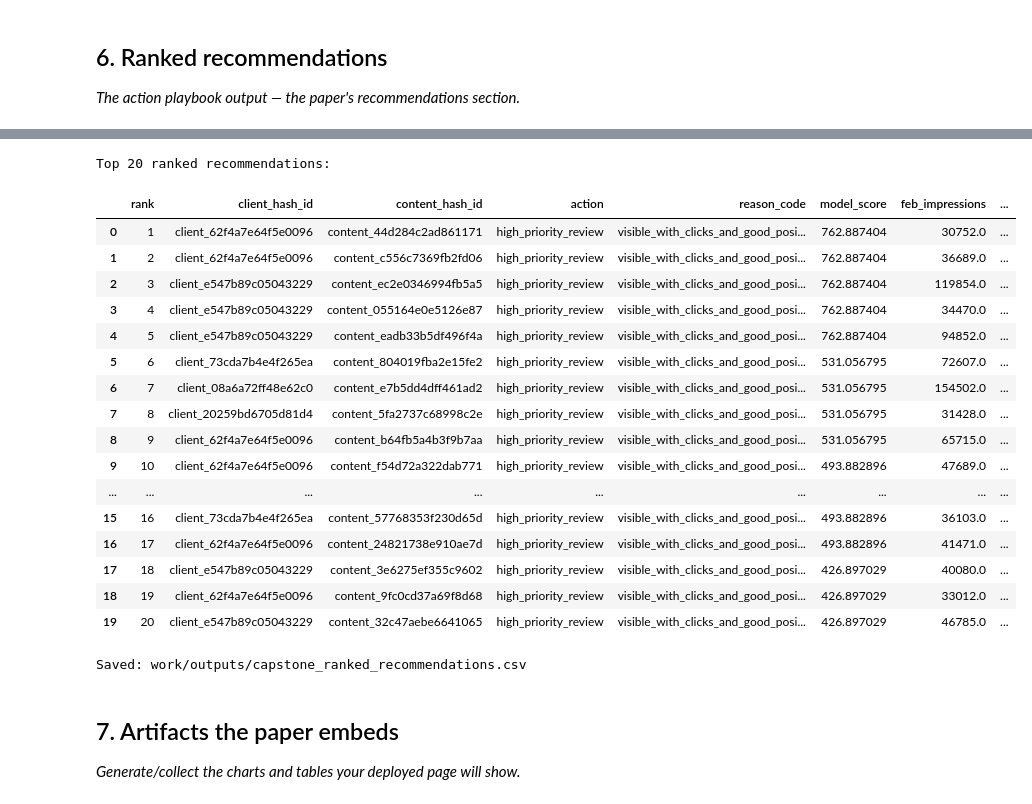
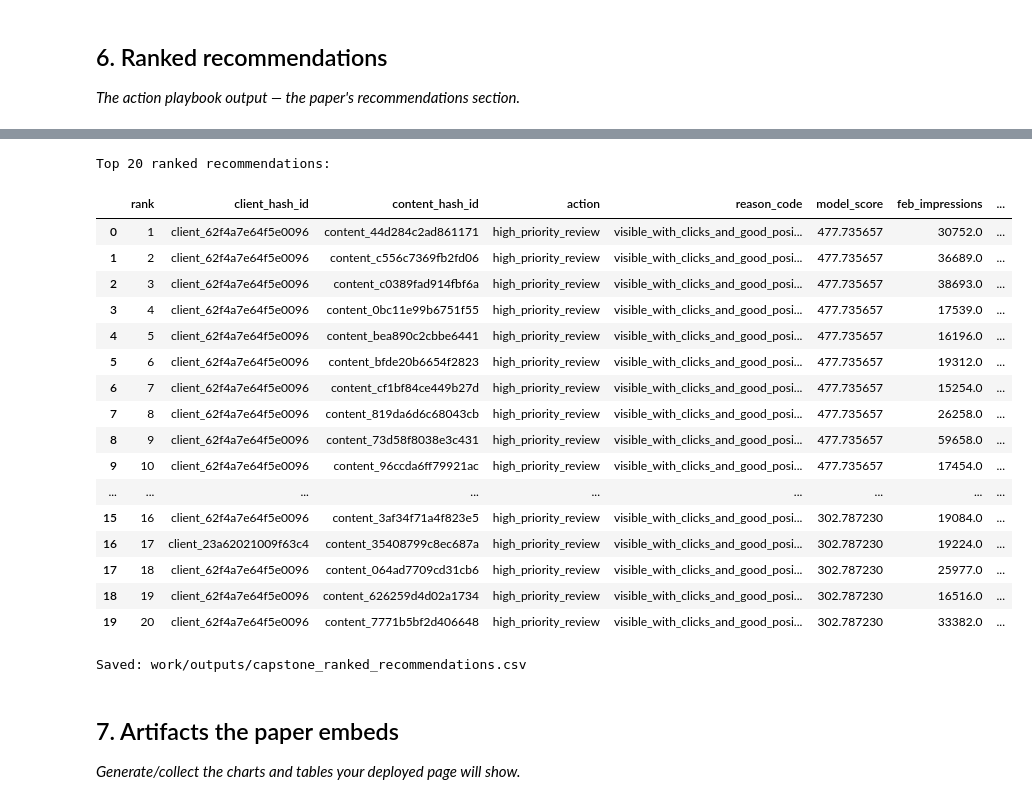
Before and after one commit to SamarthD07/flyrank-ml-internship, a Jupyter notebook: work/notebooks/capstone.ipynb, the cells around one changed output, grey strips where cells are left out. Drawn from its saved outputs; the diff is of its cells as text; code cells hidden in the pictures.

```diff
--- a/work/notebooks/capstone.ipynb
+++ b/work/notebooks/capstone.ipynb
@@ -433,28 +575,30 @@ work/outputs/capstone_ranked_recommendations.csv
 # %%
 # Section 6: Ranked recommendations
 
-# Generate model scores for all eligible pages using February features.
-recommendations = model_df.copy()
+# Use the model and test/evaluation data created in Section 4.
+recommendations = test_df.copy()
 
 recommendations["model_score"] = model.predict(
     recommendations[model_features]
 )
 
-# Rank highest predicted March click opportunity first.
 recommendations = recommendations.sort_values(
     "model_score",
     ascending=False
 ).reset_index(drop=True)
 
 recommendations["rank"] = np.arange(
-    1, len(recommendations) + 1
+    1,
+    len(recommendations) + 1
 )
 
-# Transparent action labels.
 recommendations["action"] = np.select(
     [
-        recommendations["model_score"] >= recommendations["model_score"].quantile(0.90),
-        recommendations["model_score"] >= recommendations["model_score"].quantile(0.75)
+        recommendations["model_score"]
+        >= recommendations["model_score"].quantile(0.90),
+
+        recommendations["model_score"]
+        >= recommendations["model_score"].quantile(0.75)
     ],
     [
         "high_priority_review",
@@ -463,15 +607,14 @@ recommendations["action"] = np.select(
     default="monitor"
 )
 
-# Reason code based on the strongest February signal.
 recommendations["reason_code"] = np.select(
     [
-        (recommendations["feb_clicks"] > 0) &
-        (recommendations["feb_impressions"] > 0) &
-        (recommendations["feb_avg_position"] <= 20),
+        (recommendations["feb_clicks"] > 0)
+        & (recommendations["feb_impressions"] > 0)
+        & (recommendations["feb_avg_position"] <= 20),
 
-        (recommendations["feb_impressions"] > 0) &
-        (recommendations["feb_clicks"] > 0)
+        (recommendations["feb_impressions"] > 0)
+        & (recommendations["feb_clicks"] > 0)
     ],
     [
         "visible_with_clicks_and_good_position",
@@ -483,52 +626,59 @@ recommendations["reason_code"] = np.select(
 recommendation_cols = [
     "rank",
     "client_hash_id",
     "content_hash_id",
     "action",
     "reason_code",
     "model_score",
     "feb_impressions",
     "feb_clicks",
     "feb_avg_position",
     "march_clicks"
 ]
 
 print("Top 20 ranked recommendations:")
 display(
     recommendations[recommendation_cols].head(20)
 )
 
-# Save the recommendation artifact.
-os.makedirs("work/outputs", exist_ok=True)
+# Save artifact
+import os
 
-recommendations[recommendation_cols].head(100).to_csv(
+os.makedirs(
+    "work/outputs",
+    exist_ok=True
+)
+
+recommendations[
+    recommendation_cols
+].head(100).to_csv(
     "work/outputs/capstone_ranked_recommendations.csv",
     index=False
 )
 
 print(
     "\nSaved:",
     "work/outputs/capstone_ranked_recommendations.csv"
 )
 # %% [output]
 Top 20 ranked recommendations:
 |  | rank | client_hash_id | content_hash_id | action | reason_code | model_score | feb_impressions | ... |
-| 0 | 1 | client_62f4a7e64f5e0096 | content_44d284c2ad861171 | high_priority_review | visible_with_clicks_and_good_posi... | 762.887404 | 30752.0 | ... |
-| 1 | 2 | client_62f4a7e64f5e0096 | content_c556c7369fb2fd06 | high_priority_review | visible_with_clicks_and_good_posi... | 762.887404 | 36689.0 | ... |
-| 2 | 3 | client_e547b89c05043229 | content_ec2e0346994fb5a5 | high_priority_review | visible_with_clicks_and_good_posi... | 762.887404 | 119854.0 | ... |
-| 3 | 4 | client_e547b89c05043229 | content_055164e0e5126e87 | high_priority_review | visible_with_clicks_and_good_posi... | 762.887404 | 34470.0 | ... |
-| 4 | 5 | client_e547b89c05043229 | content_eadb33b5df496f4a | high_priority_review | visible_with_clicks_and_good_posi... | 762.887404 | 94852.0 | ... |
-| 5 | 6 | client_73cda7b4e4f265ea | content_804019fba2e15fe2 | high_priority_review | visible_with_clicks_and_good_posi... | 531.056795 | 72607.0 | ... |
-| 6 | 7 | client_08a6a72ff48e62c0 | content_e7b5dd4dff461ad2 | high_priority_review | visible_with_clicks_and_good_posi... | 531.056795 | 154502.0 | ... |
-| 7 | 8 | client_20259bd6705d81d4 | content_5fa2737c68998c2e | high_priority_review | visible_with_clicks_and_good_posi... | 531.056795 | 31428.0 | ... |
-| 8 | 9 | client_62f4a7e64f5e0096 | content_b64fb5a4b3f9b7aa | high_priority_review | visible_with_clicks_and_good_posi... | 531.056795 | 65715.0 | ... |
-| 9 | 10 | client_62f4a7e64f5e0096 | content_f54d72a322dab771 | high_priority_review | visible_with_clicks_and_good_posi... | 493.882896 | 47689.0 | ... |
+| 0 | 1 | client_62f4a7e64f5e0096 | content_44d284c2ad861171 | high_priority_review | visible_with_clicks_and_good_posi... | 477.735657 | 30752.0 | ... |
+| 1 | 2 | client_62f4a7e64f5e0096 | content_c556c7369fb2fd06 | high_priority_review | visible_with_clicks_and_good_posi... | 477.735657 | 36689.0 | ... |
+| 2 | 3 | client_62f4a7e64f5e0096 | content_c0389fad914fbf6a | high_priority_review | visible_with_clicks_and_good_posi... | 477.735657 | 38693.0 | ... |
+| 3 | 4 | client_62f4a7e64f5e0096 | content_0bc11e99b6751f55 | high_priority_review | visible_with_clicks_and_good_posi... | 477.735657 | 17539.0 | ... |
+| 4 | 5 | client_62f4a7e64f5e0096 | content_bea890c2cbbe6441 | high_priority_review | visible_with_clicks_and_good_posi... | 477.735657 | 16196.0 | ... |
+| 5 | 6 | client_62f4a7e64f5e0096 | content_bfde20b6654f2823 | high_priority_review | visible_with_clicks_and_good_posi... | 477.735657 | 19312.0 | ... |
+| 6 | 7 | client_62f4a7e64f5e0096 | content_cf1bf84ce449b27d | high_priority_review | visible_with_clicks_and_good_posi... | 477.735657 | 15254.0 | ... |
+| 7 | 8 | client_62f4a7e64f5e0096 | content_819da6d6c68043cb | high_priority_review | visible_with_clicks_and_good_posi... | 477.735657 | 26258.0 | ... |
+| 8 | 9 | client_62f4a7e64f5e0096 | content_73d58f8038e3c431 | high_priority_review | visible_with_clicks_and_good_posi... | 477.735657 | 59658.0 | ... |
+| 9 | 10 | client_62f4a7e64f5e0096 | content_96ccda6ff79921ac | high_priority_review | visible_with_clicks_and_good_posi... | 477.735657 | 17454.0 | ... |
 | ... | ... | ... | ... | ... | ... | ... | ... | ... |
-| 15 | 16 | client_73cda7b4e4f265ea | content_57768353f230d65d | high_priority_review | visible_with_clicks_and_good_posi... | 493.882896 | 36103.0 | ... |
-| 16 | 17 | client_62f4a7e64f5e0096 | content_24821738e910ae7d | high_priority_review | visible_with_clicks_and_good_posi... | 493.882896 | 41471.0 | ... |
-| 17 | 18 | client_e547b89c05043229 | content_3e6275ef355c9602 | high_priority_review | visible_with_clicks_and_good_posi... | 426.897029 | 40080.0 | ... |
-| 18 | 19 | client_62f4a7e64f5e0096 | content_9fc0cd37a69f8d68 | high_priority_review | visible_with_clicks_and_good_posi... | 426.897029 | 33012.0 | ... |
-| 19 | 20 | client_e547b89c05043229 | content_32c47aebe6641065 | high_priority_review | visible_with_clicks_and_good_posi... | 426.897029 | 46785.0 | ... |
+| 15 | 16 | client_62f4a7e64f5e0096 | content_3af34f71a4f823e5 | high_priority_review | visible_with_clicks_and_good_posi... | 302.787230 | 19084.0 | ... |
+| 16 | 17 | client_23a62021009f63c4 | content_35408799c8ec687a | high_priority_review | visible_with_clicks_and_good_posi... | 302.787230 | 19224.0 | ... |
+| 17 | 18 | client_62f4a7e64f5e0096 | content_064ad7709cd31cb6 | high_priority_review | visible_with_clicks_and_good_posi... | 302.787230 | 25977.0 | ... |
+| 18 | 19 | client_62f4a7e64f5e0096 | content_626259d4d02a1734 | high_priority_review | visible_with_clicks_and_good_posi... | 302.787230 | 16516.0 | ... |
+| 19 | 20 | client_62f4a7e64f5e0096 | content_7771b5bf2d406648 | high_priority_review | visible_with_clicks_and_good_posi... | 302.787230 | 33382.0 | ... |
 Saved: work/outputs/capstone_ranked_recommendations.csv
 # %% [markdown]
 ## 7. Artifacts the paper embeds
```
Also changed, not shown: parts of 2 cells of this notebook.
